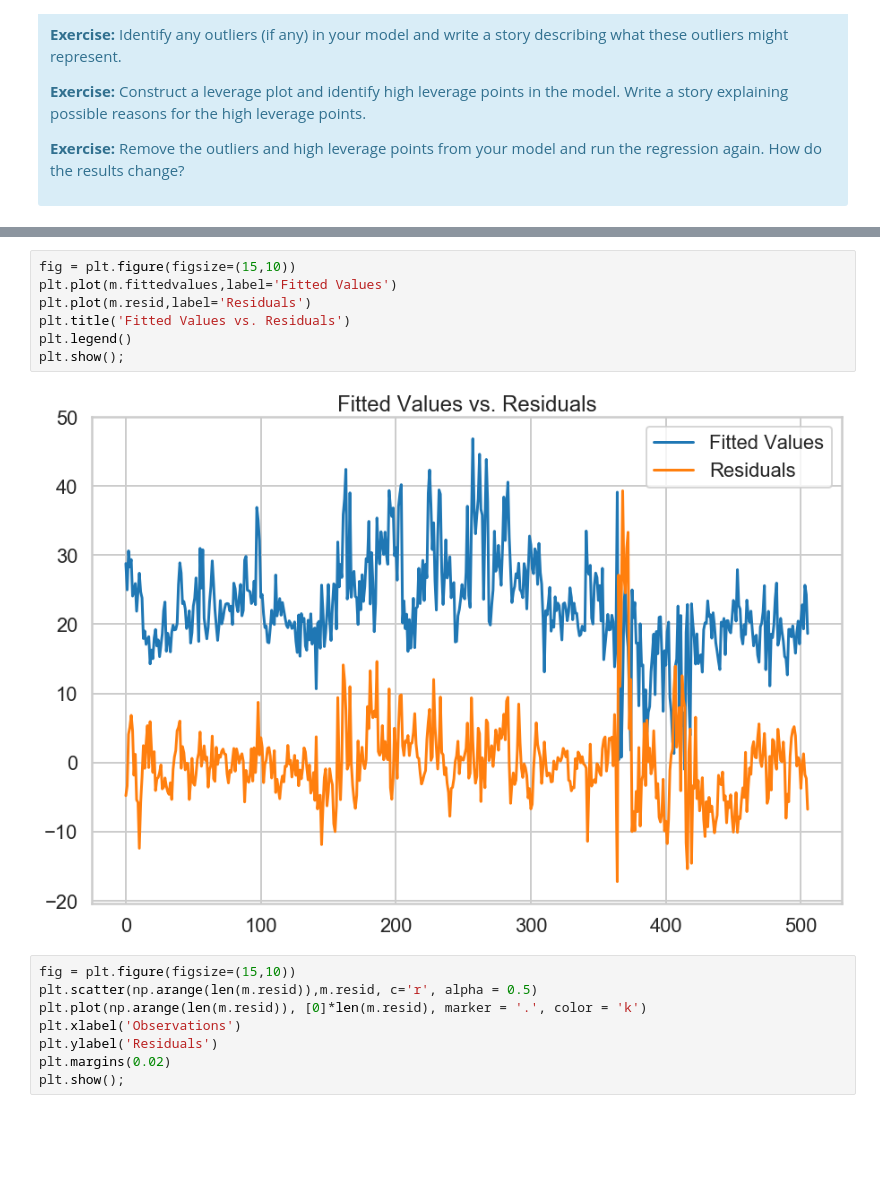
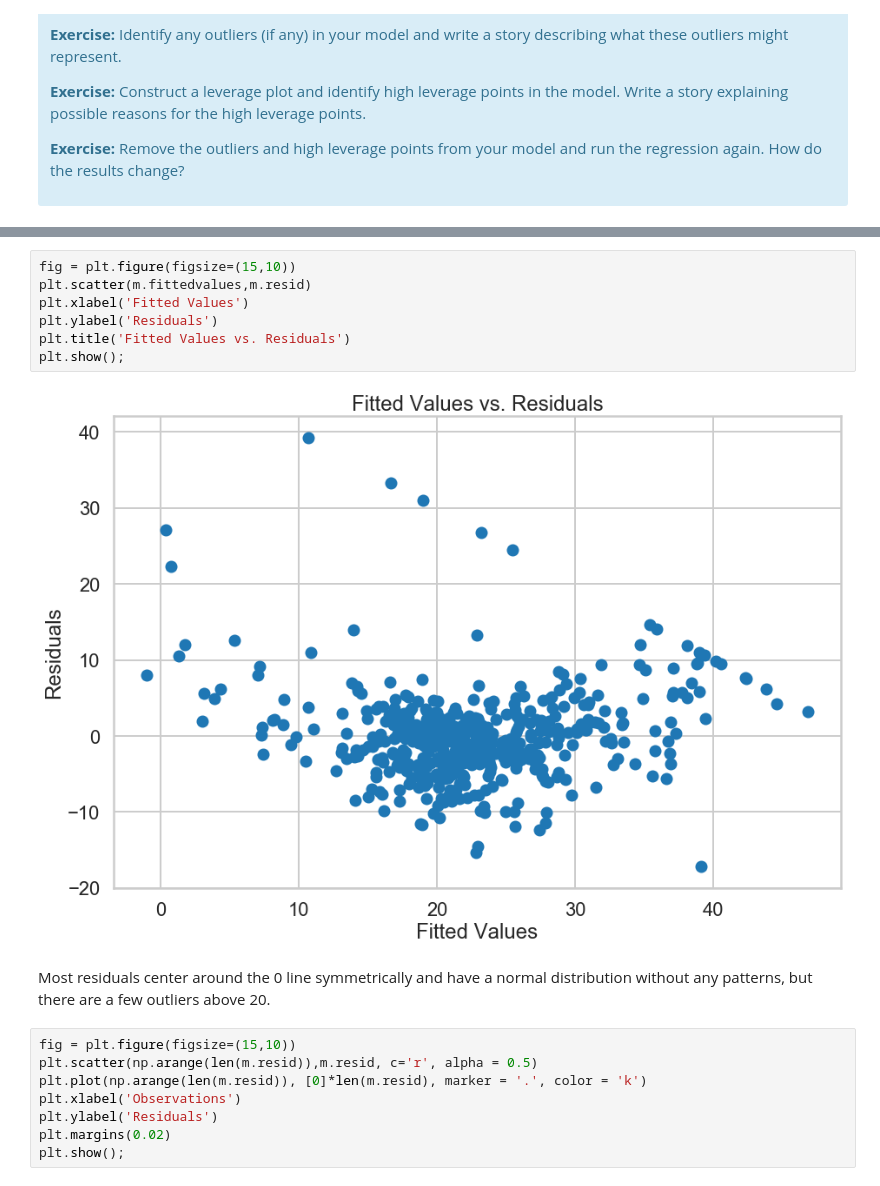
Before and after one commit to chejuichia/DataScienceStudy, a Jupyter notebook: linear_regression/Mini_Project_Linear_Regression.ipynb, the cells around one changed output, grey strips where cells are left out. Cells and saved outputs as stored; diff of their text form; blank space fills up the shorter version.

```diff
--- a/linear_regression/Mini_Project_Linear_Regression.ipynb
+++ b/linear_regression/Mini_Project_Linear_Regression.ipynb
@@ -904,13 +904,15 @@ Warnings:
 [1] Standard Errors assume that the covariance matrix of the errors is correctly specified.
 # %%
 fig = plt.figure(figsize=(15,10))
-plt.plot(m.fittedvalues,label='Fitted Values')
-plt.plot(m.resid,label='Residuals')
+plt.scatter(m.fittedvalues,m.resid)
+plt.xlabel('Fitted Values')
+plt.ylabel('Residuals')
 plt.title('Fitted Values vs. Residuals')
-plt.legend()
 plt.show();
 # %% [output]
-[figure, old version]
+[figure, new version]
+# %% [markdown]
+Most residuals center around the 0 line symmetrically and have a normal distribution without any patterns, but there are a few outliers above 20.
 # %%
 fig = plt.figure(figsize=(15,10))
 plt.scatter(np.arange(len(m.resid)),m.resid, c='r', alpha = 0.5)
```
Also changed, not shown: parts of 9 cells of this notebook.
